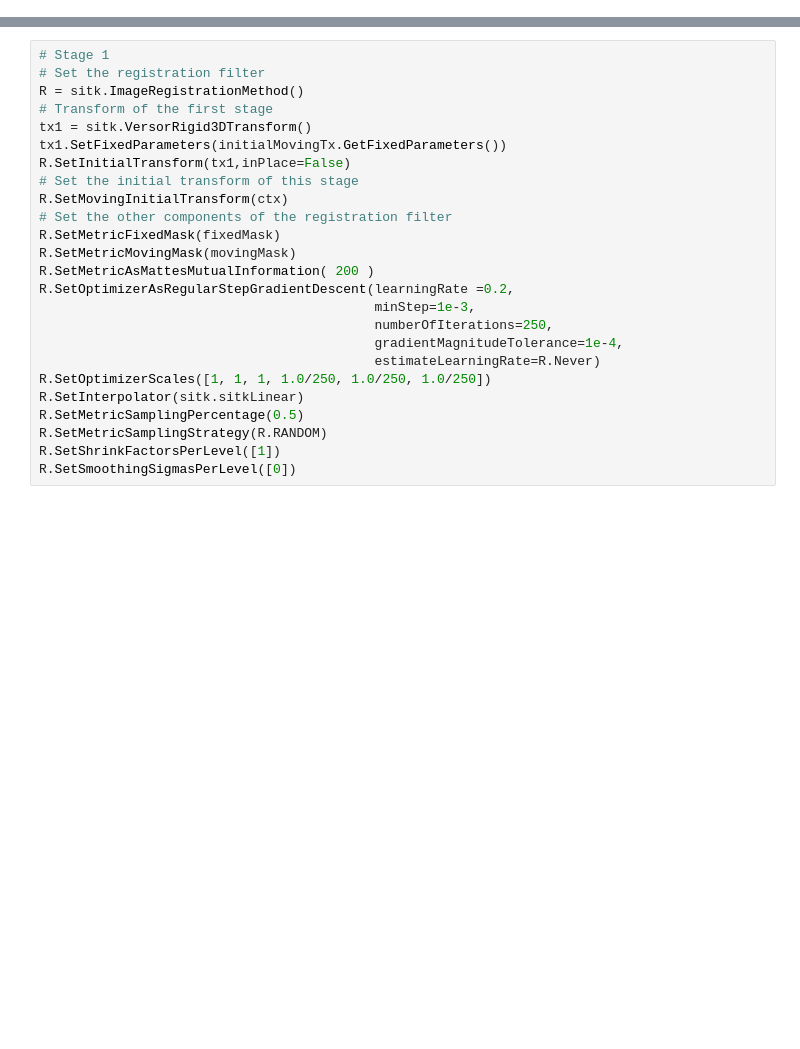
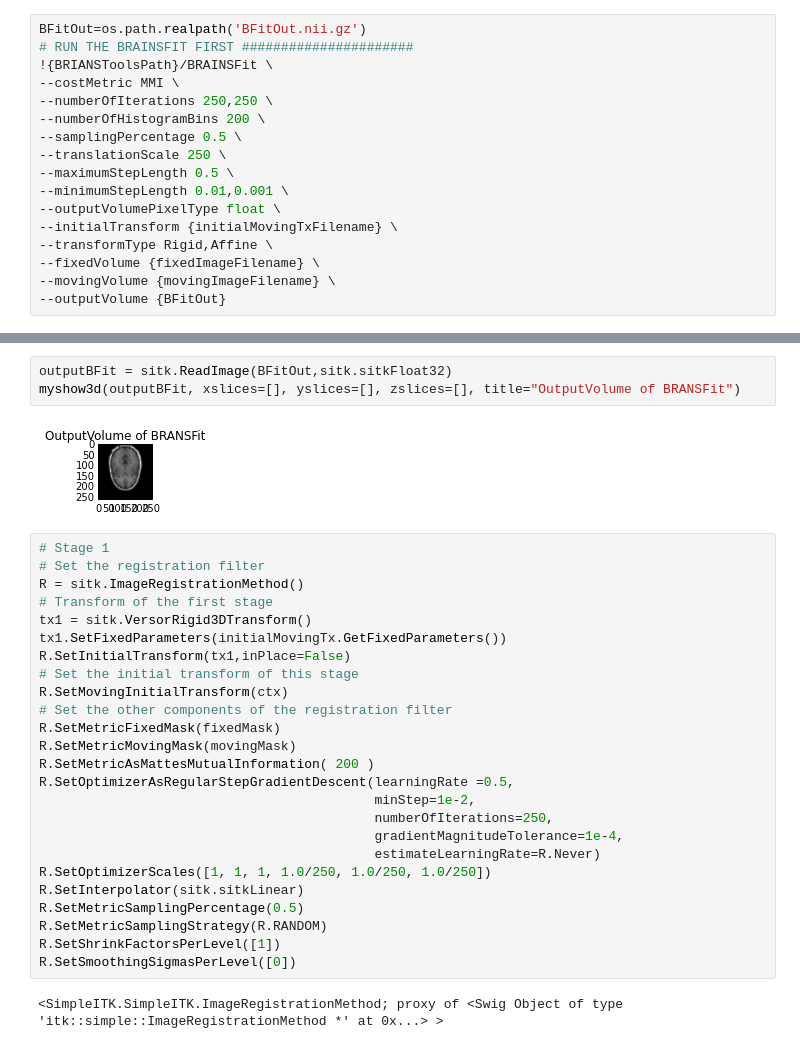
Before and after one commit to aghayoor/SimpleITK-Notebook-Answers, a Jupyter notebook: Test2_TwoStagesRegistrationWithInitializationAndMasks.ipynb, the cells around one changed output, grey strips where cells are left out. Cells and saved outputs as stored; diff of their text form; blank space fills up the shorter version.

```diff
--- a/Test2_TwoStagesRegistrationWithInitializationAndMasks.ipynb
+++ b/Test2_TwoStagesRegistrationWithInitializationAndMasks.ipynb
@@ -41,0 +87,17 @@ print(ctx)
+# %%
+BFitOut=os.path.realpath('BFitOut.nii.gz')
+# RUN THE BRAINSFIT FIRST ######################
+!{BRIANSToolsPath}/BRAINSFit \
+--costMetric MMI \
+--numberOfIterations 250,250 \
+--numberOfHistogramBins 200 \
+--samplingPercentage 0.5 \
+--translationScale 250 \
+--maximumStepLength 0.5 \
+--minimumStepLength 0.01,0.001 \
+--outputVolumePixelType float \
+--initialTransform {initialMovingTxFilename} \
+--transformType Rigid,Affine \
+--fixedVolume {fixedImageFilename} \
+--movingVolume {movingImageFilename} \
+--outputVolume {BFitOut}
@@ -42,3 +122,8 @@ print(ctx)
+# %%
+outputBFit = sitk.ReadImage(BFitOut,sitk.sitkFloat32)
+myshow3d(outputBFit, xslices=[], yslices=[], zslices=[], title="OutputVolume of BRANSFit")
+# %% [output]
+[figure, added]
 # %%
 # Stage 1
 # Set the registration filter
@@ -53,8 +138,8 @@ R.SetMovingInitialTransform(ctx)
 R.SetMetricFixedMask(fixedMask)
 R.SetMetricMovingMask(movingMask)
 R.SetMetricAsMattesMutualInformation( 200 )
-R.SetOptimizerAsRegularStepGradientDescent(learningRate =0.2,
-                                           minStep=1e-3,
+R.SetOptimizerAsRegularStepGradientDescent(learningRate =0.5,
+                                           minStep=1e-2,
                                            numberOfIterations=250,
                                            gradientMagnitudeTolerance=1e-4,
                                            estimateLearningRate=R.Never)
@@ -64,3 +149,5 @@ R.SetMetricSamplingPercentage(0.5)
 R.SetMetricSamplingStrategy(R.RANDOM)
 R.SetShrinkFactorsPerLevel([1])
 R.SetSmoothingSigmasPerLevel([0])
+# %% [output]
+<SimpleITK.SimpleITK.ImageRegistrationMethod; proxy of <Swig Object of type 'itk::simple::ImageRegistrationMethod *' at 0x...> >
```
Also changed, not shown: parts of 16 cells of this notebook, 1 other file.
